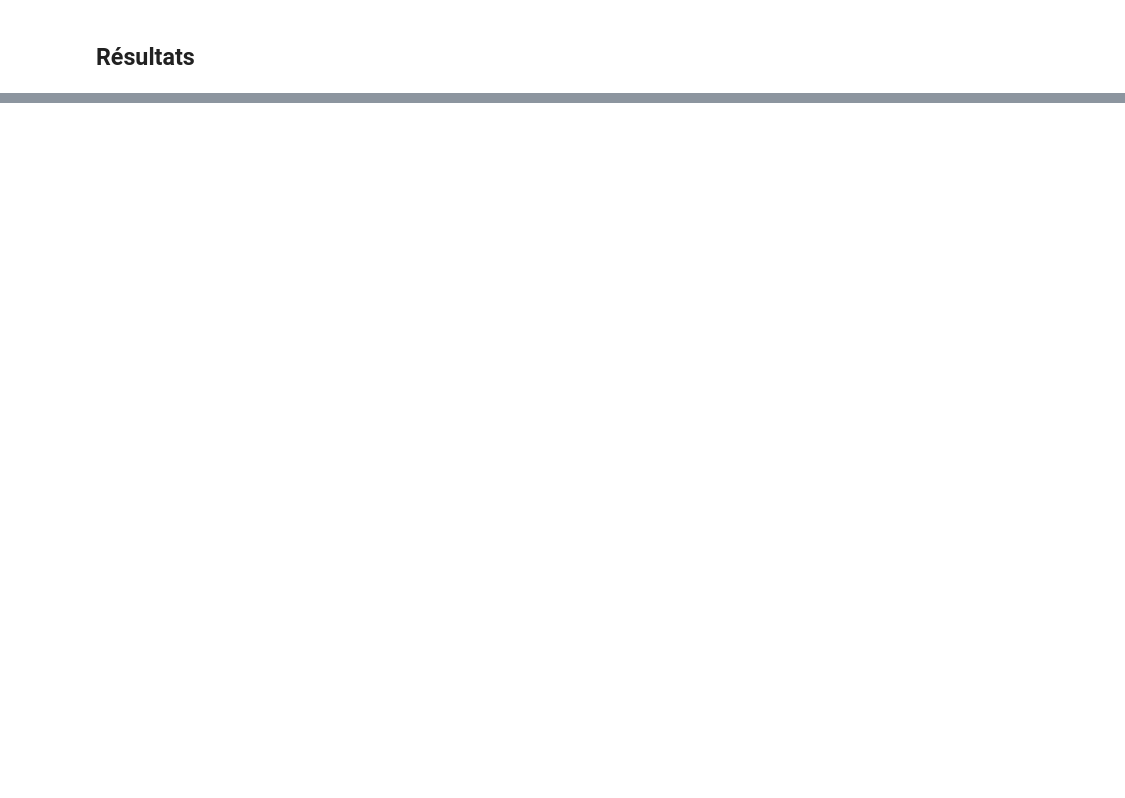
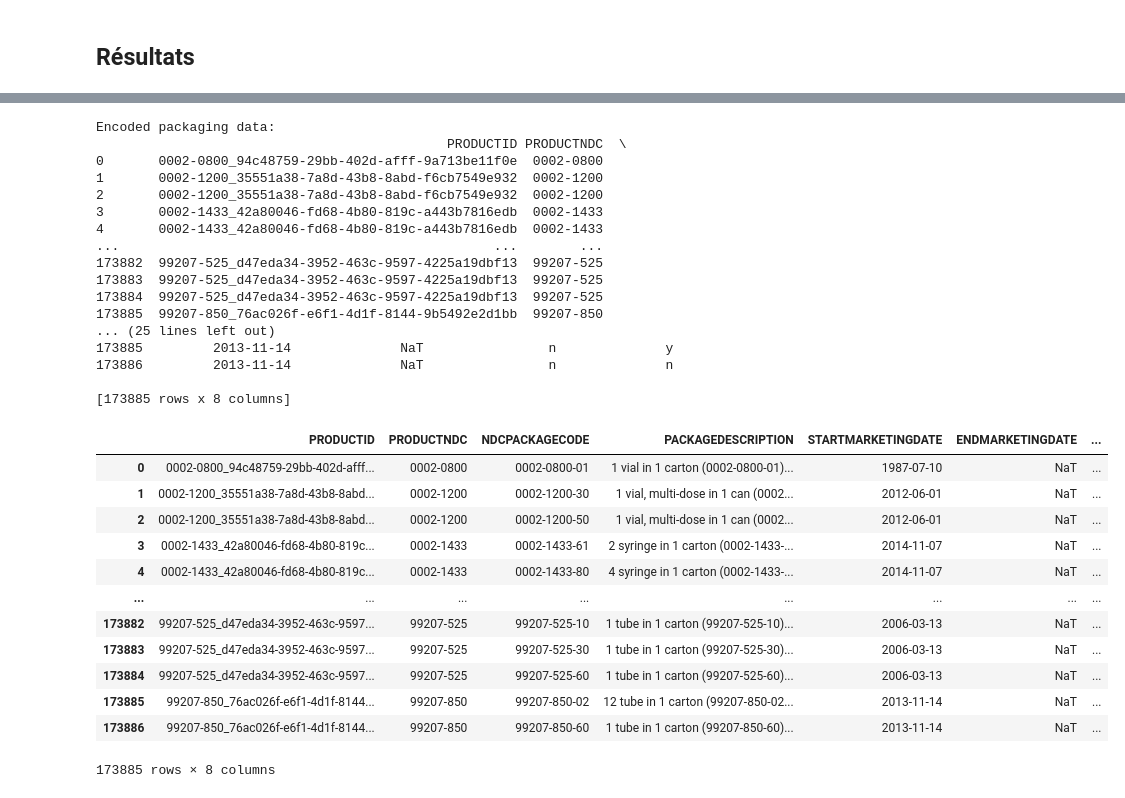
Before and after one commit to ggs22/IFT870-TP2, a Jupyter notebook: tp2.ipynb, the cells around one changed output, grey strips where cells are left out. Cells and saved outputs as stored; diff of their text form; code cells hidden in the pictures; blank space fills up the shorter version.

```diff
--- a/tp2.ipynb
+++ b/tp2.ipynb
@@ -599,2 +658,4 @@ package[package['STARTMARKETINGDATE'] > package['ENDMARKETINGDATE']] = pd.NaT
+# %%
+package[package['STARTMARKETINGDATE'] > package['ENDMARKETINGDATE']] = pd.NaT
 # %% [markdown]
 La colonne NDC_EXCLUDE_FLAG représente un stardard FDA que l'on vérifie comme pour la table 'product'.
@@ -631,0 +691,3 @@ val_bad_formatting['NDCPACKAGECODE']
+# %%
+val_bad_formatting = package[~package['NDCPACKAGECODE'].str.contains(r'\d{4,5}-\d{3,4}-\d{1,2}', regex=True, na=False)]
+val_bad_formatting['NDCPACKAGECODE']
@@ -810,5 +1012,35 @@ product
 # %%
 print('Encoded packaging data:')
 print(package)
 package
-"""
+# %% [output]
+Encoded packaging data:
+                                             PRODUCTID PRODUCTNDC  \
+0       0002-0800_94c48759-29bb-402d-afff-9a713be11f0e  0002-0800
+1       0002-1200_35551a38-7a8d-43b8-8abd-f6cb7549e932  0002-1200
+2       0002-1200_35551a38-7a8d-43b8-8abd-f6cb7549e932  0002-1200
+3       0002-1433_42a80046-fd68-4b80-819c-a443b7816edb  0002-1433
+4       0002-1433_42a80046-fd68-4b80-819c-a443b7816edb  0002-1433
+...                                                ...        ...
+173882  99207-525_d47eda34-3952-463c-9597-4225a19dbf13  99207-525
+173883  99207-525_d47eda34-3952-463c-9597-4225a19dbf13  99207-525
+173884  99207-525_d47eda34-3952-463c-9597-4225a19dbf13  99207-525
+173885  99207-850_76ac026f-e6f1-4d1f-8144-9b5492e2d1bb  99207-850
+... (25 lines left out)
+173885         2013-11-14              NaT                n              y
+173886         2013-11-14              NaT                n              n
+
+[173885 rows x 8 columns]
+|  | PRODUCTID | PRODUCTNDC | NDCPACKAGECODE | PACKAGEDESCRIPTION | STARTMARKETINGDATE | ENDMARKETINGDATE | ... |
+| 0 | 0002-0800_94c48759-29bb-402d-afff... | 0002-0800 | 0002-0800-01 | 1 vial in 1 carton (0002-0800-01)... | 1987-07-10 | NaT | ... |
+| 1 | 0002-1200_35551a38-7a8d-43b8-8abd... | 0002-1200 | 0002-1200-30 | 1 vial, multi-dose in 1 can (0002... | 2012-06-01 | NaT | ... |
+| 2 | 0002-1200_35551a38-7a8d-43b8-8abd... | 0002-1200 | 0002-1200-50 | 1 vial, multi-dose in 1 can (0002... | 2012-06-01 | NaT | ... |
+| 3 | 0002-1433_42a80046-fd68-4b80-819c... | 0002-1433 | 0002-1433-61 | 2 syringe in 1 carton (0002-1433-... | 2014-11-07 | NaT | ... |
+| 4 | 0002-1433_42a80046-fd68-4b80-819c... | 0002-1433 | 0002-1433-80 | 4 syringe in 1 carton (0002-1433-... | 2014-11-07 | NaT | ... |
+| ... | ... | ... | ... | ... | ... | ... | ... |
+| 173882 | 99207-525_d47eda34-3952-463c-9597... | 99207-525 | 99207-525-10 | 1 tube in 1 carton (99207-525-10)... | 2006-03-13 | NaT | ... |
+| 173883 | 99207-525_d47eda34-3952-463c-9597... | 99207-525 | 99207-525-30 | 1 tube in 1 carton (99207-525-30)... | 2006-03-13 | NaT | ... |
+| 173884 | 99207-525_d47eda34-3952-463c-9597... | 99207-525 | 99207-525-60 | 1 tube in 1 carton (99207-525-60)... | 2006-03-13 | NaT | ... |
+| 173885 | 99207-850_76ac026f-e6f1-4d1f-8144... | 99207-850 | 99207-850-02 | 12 tube in 1 carton (99207-850-02... | 2013-11-14 | NaT | ... |
+| 173886 | 99207-850_76ac026f-e6f1-4d1f-8144... | 99207-850 | 99207-850-60 | 1 tube in 1 carton (99207-850-60)... | 2013-11-14 | NaT | ... |
+173885 rows × 8 columns
```
Also changed, not shown: parts of 48 cells of this notebook, 1 other file.
